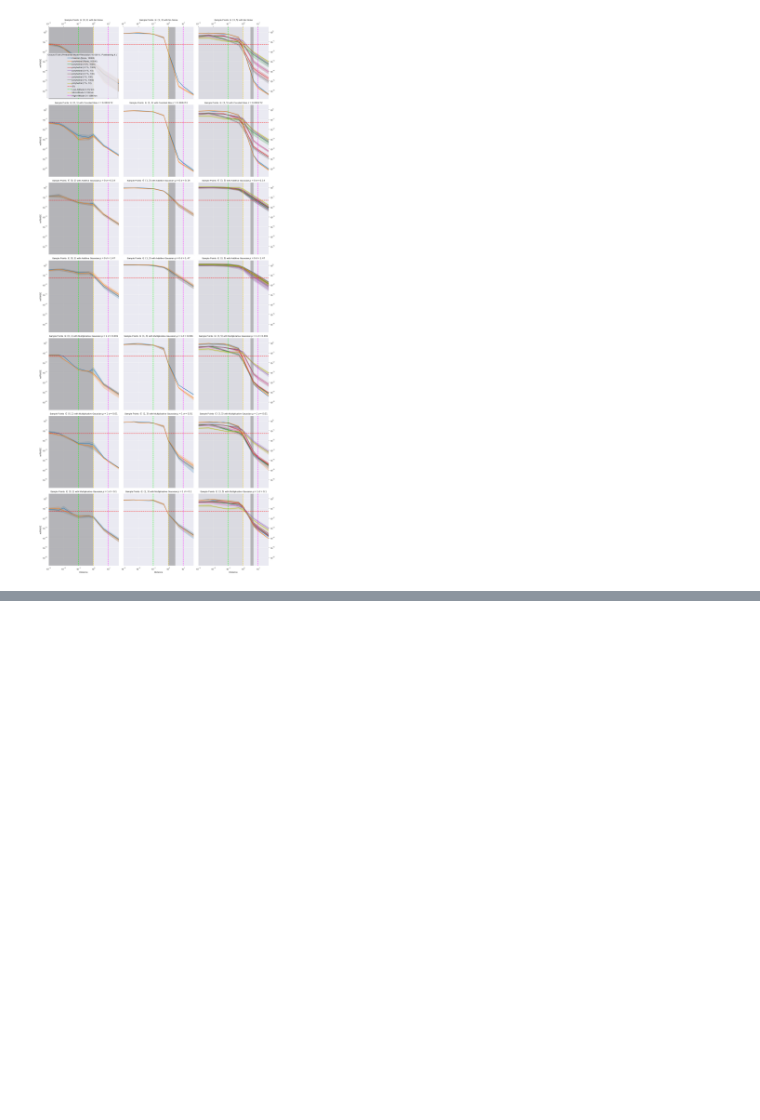
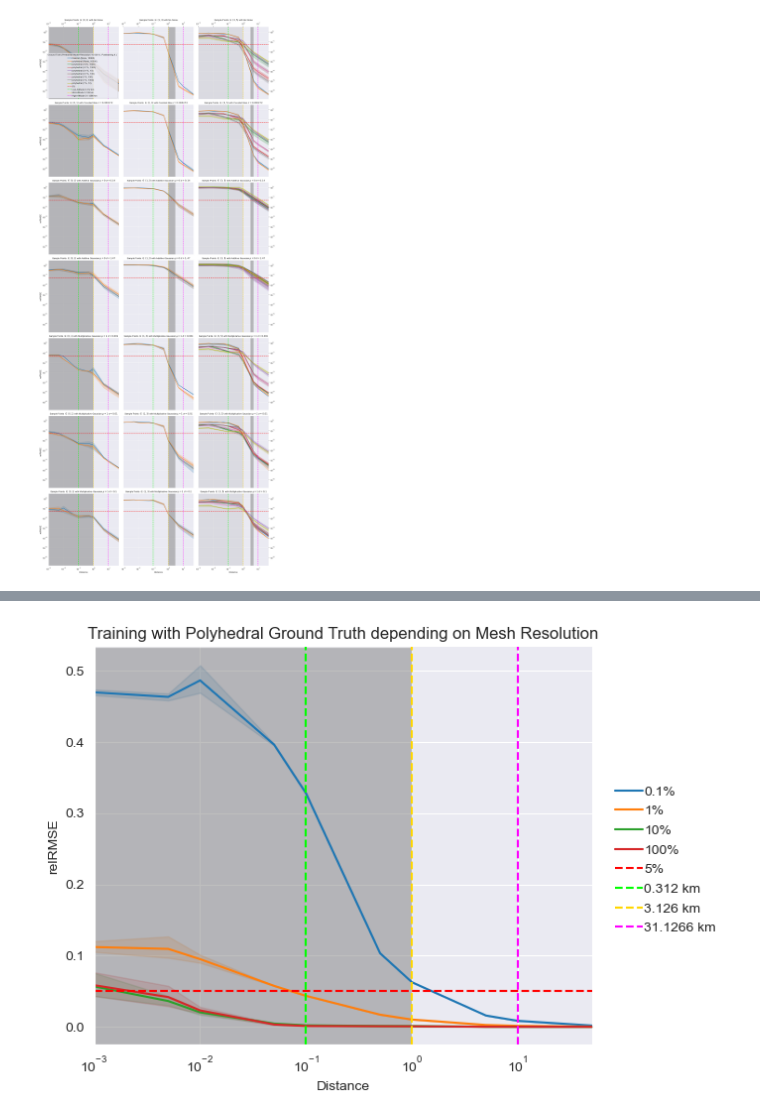
Before and after one commit to gomezzz/geodesyNets, a Jupyter notebook: P3 - Analysis Churyumov-Gerasimenko.ipynb, the cells around one changed output, grey strips where cells are left out. Drawn from its saved outputs; the diff is of its cells as text; code cells hidden in the pictures; blank space fills up the shorter version.

```diff
--- a/P3 - Analysis Churyumov-Gerasimenko.ipynb
+++ b/P3 - Analysis Churyumov-Gerasimenko.ipynb
@@ -345,0 +348,7 @@ g.savefig(save_path, dpi=300)
+# %%
+df = df_copy.copy()
+
+# Select from df where pretrained_model is None, and sample_domain is [0.0, 1.0], and noise is ['']
+df = df.loc[(df["ground_truth"] == "polyhedral") & (df["sample_domain"] == "[0.0, 1.0]") & (df["noise"] == "['']")]
+
+df = df[interesting_columns]
@@ -345,0 +375,3 @@ g.savefig(save_path, dpi=300)
+# %%
+df.drop(columns=["sample", "iterations", "seed", "integration_points"], inplace=True)
+df.groupby(["resolution"]).mean()
@@ -345,0 +385,30 @@ g.savefig(save_path, dpi=300)
+# %%
+str_altitudes = [str(x) for x in ALTITUDES]
+
+dfm = df.melt(["resolution"], str_altitudes, var_name="Distance", value_name=error_of_interest)
+
+dfm["Distance"] = dfm["Distance"].apply(lambda x: float(x))
+dfm[error_of_interest] = dfm[error_of_interest].apply(lambda x: float(x))
+# %%
+g = sns.relplot(
+    data=dfm, kind="line",
+    x="Distance", y=error_of_interest,
+    hue="resolution"
+)
+g.set(xlim=(0.001, 50.0), xscale='log',
+      title="Training with Polyhedral Ground Truth depending on Mesh Resolution")
+g.map(plt.axhline, y=0.05, ls='--', c='red', label="5%")
+g.map(plt.axvline, x=0.1, ls='--', c='lime', label="0.312 km")
+g.map(plt.axvline, x=1.0, ls='--', c='gold', label="3.126 km")
+g.map(plt.axvline, x=10.0, ls='--', c='fuchsia', label="31.1266 km")
+
+for ax in g.axes[:,0]:
+    ax.axvspan(0, 1.0, facecolor='gray', alpha=0.5)
+
+g.legend.remove()
+g.add_legend(handletextpad=0.1)
+g.tight_layout()
+save_path = os.path.join(output_directory, f"{sample}_mesh_resolution_comparison_norm_{error_of_interest}_line.png")
+g.savefig(save_path, dpi=300)
+# %% [output]
+[figure, added]
```
Also changed, not shown: parts of 4 cells of this notebook.
